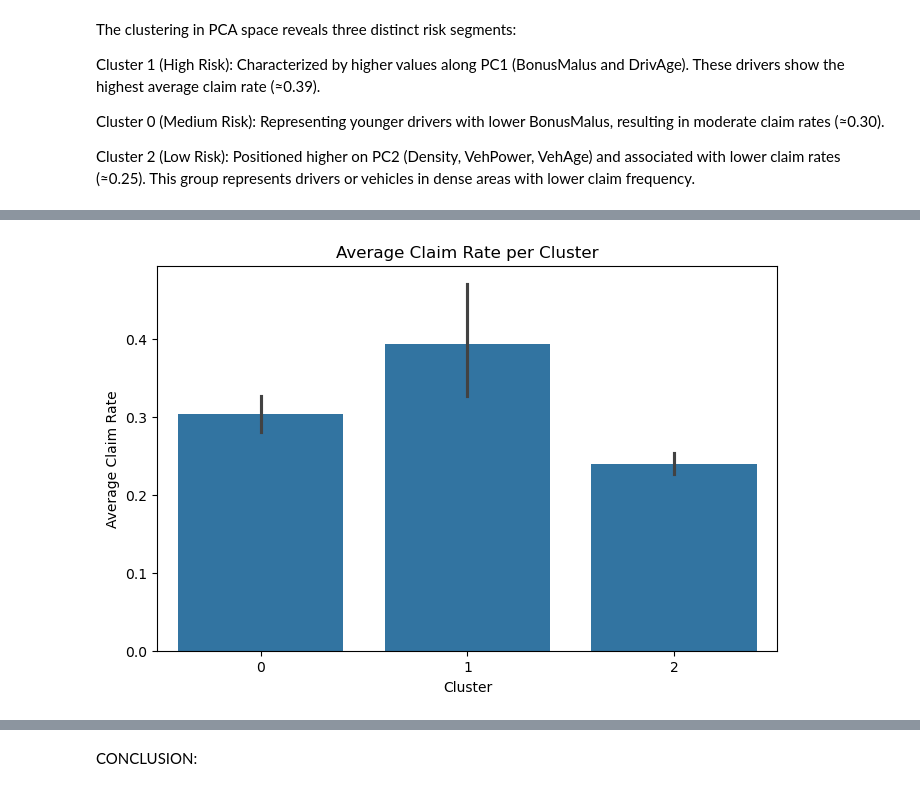
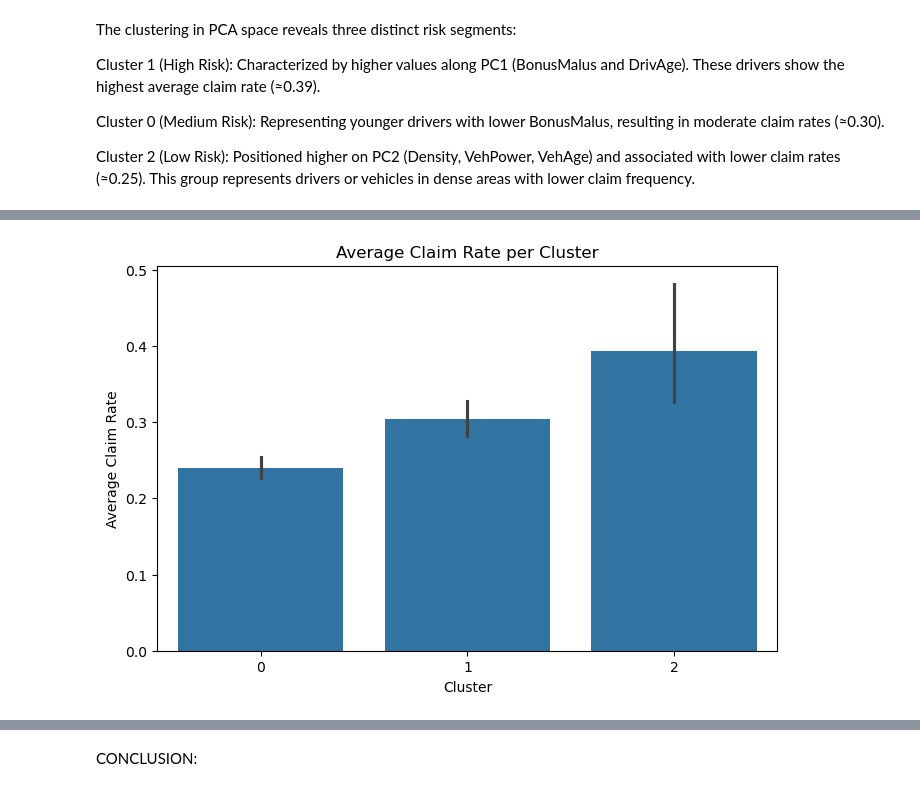
Before and after one commit to EKorczakitu/Clustered-Together, a Jupyter notebook: notebooks/01_A_PCA+CLUSTERING.ipynb, the cells around one changed output, grey strips where cells are left out. Saved outputs shown, nothing was run; the diff lists cells and outputs as text; code cells hidden in the pictures.

```diff
--- a/notebooks/01_A_PCA+CLUSTERING.ipynb
+++ b/notebooks/01_A_PCA+CLUSTERING.ipynb
@@ -187,11 +187,11 @@ pca = PCA(n_components=2, random_state=42)
 pca_data = pca.fit_transform(data[numeric_cols])
 
 # --- Step 2: Fit K-Means with k=3 ---
-kmeans = KMeans(n_clusters=3, n_init=10, random_state=42)
+kmeans = KMeans(n_clusters=3, n_init=20, random_state=42)
 labels = kmeans.fit_predict(pca_data)
 
 # --- Step 3: Take a random subset for plotting ---
-sample_size = min(3000, len(pca_data))   # plot max 3000 points
+sample_size = min(10000, len(pca_data))   # plot max 3000 points
 rng = np.random.default_rng(42)
 sample_idx = rng.choice(len(pca_data), size=sample_size, replace=False)
 
@@ -279,3 +279,22 @@ Cluster 1 (High Risk): Characterized by higher values along PC1 (BonusMalus and
 Cluster 0 (Medium Risk): Representing younger drivers with lower BonusMalus, resulting in moderate claim rates (≈0.30).
 
 Cluster 2 (Low Risk): Positioned higher on PC2 (Density, VehPower, VehAge) and associated with lower claim rates (≈0.25). This group represents drivers or vehicles in dense areas with lower claim frequency.
+# %%
+data_original=pd.read_csv('../data/claims_train.csv')
+data_original=clean_data(data_original)
+# ✅ Cleaned + fixed version
+data_original["Claim_rate"] = (data_original["ClaimNb"] / data_original["Exposure"]).astype(float)
+
+# Add cluster labels from your PCA/KMeans results
+data_original["Cluster"] = labels
+
+# Select key columns for summary
+cols = ["ClaimNb", "Exposure", "Claim_rate", "DrivAge", "VehAge", "VehPower", "BonusMalus", "Density"]
+cols = [c for c in cols if c in data_original.columns]
+
+# Compute simple cluster means + counts
+summary = data_original.groupby("Cluster")[cols].mean().round(2)
+summary["Count"] = data_original["Cluster"].value_counts().sort_index().values
+
+print("\n=== Cluster Summary (mean values) ===")
+print(summary)
@@ -282,8 +314,8 @@ Cluster 2 (Low Risk): Positioned higher on PC2 (Density, VehPower, VehAge) and a
 # %%
 plt.figure(figsize=(8,5))
-sns.barplot(x='Cluster', y='Claim_rate', data=data, estimator=np.mean)
+sns.barplot(x='Cluster', y='Claim_rate', data=data_original, estimator=np.mean)
 plt.title('Average Claim Rate per Cluster')
 plt.ylabel('Average Claim Rate')
 plt.show()
 # %% [output]
-[figure, old version]
+[figure, new version]
```
Also changed, not shown: parts of 5 cells of this notebook, 3 other files.
